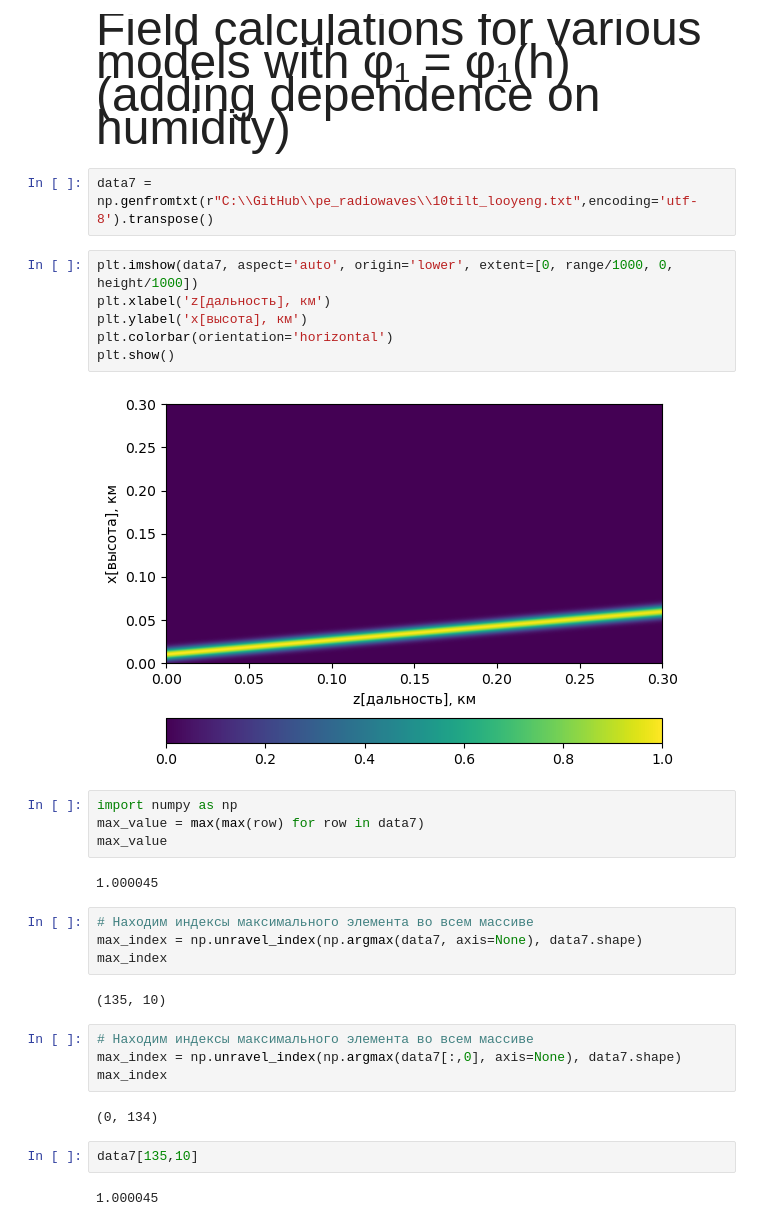
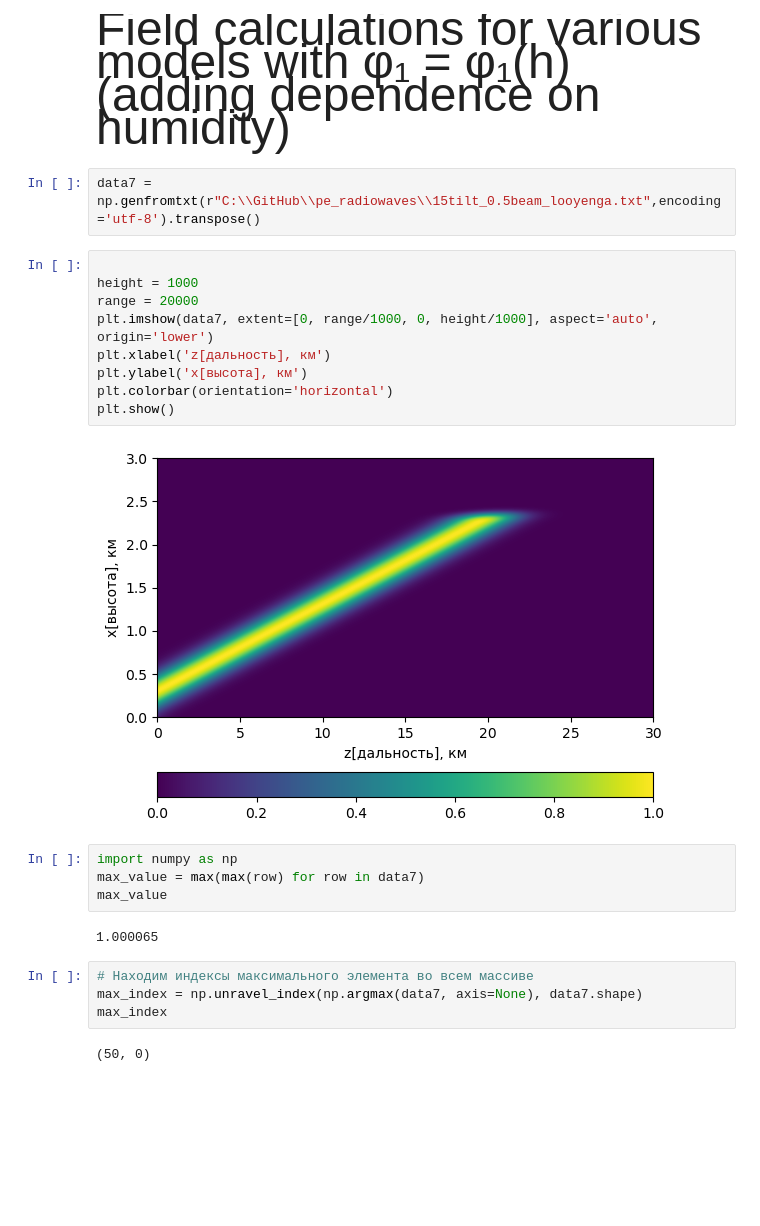
Before and after one commit to Margo-10/pe_radiowaves, a Jupyter notebook: pe_radiowaves.ipynb, the cells around one changed output. Drawn from its saved outputs; the diff is of its cells as text; blank space fills up the shorter version.

```diff
--- a/pe_radiowaves.ipynb
+++ b/pe_radiowaves.ipynb
@@ -489,37 +489,30 @@ plt.show()
 # %% [markdown]
 <span style="font-size: 48px;">Field calculations for various models with φ₁ = φ₁(h) (adding dependence on humidity)</span>
 # %%
-data7 = np.genfromtxt(r"C:\\GitHub\\pe_radiowaves\\10tilt_looyeng.txt",encoding='utf-8').transpose()
+data7 = np.genfromtxt(r"C:\\GitHub\\pe_radiowaves\\15tilt_0.5beam_looyenga.txt",encoding='utf-8').transpose()
 # %%
-plt.imshow(data7, aspect='auto', origin='lower', extent=[0, range/1000, 0, height/1000])
+
+height = 1000
+range = 20000
+plt.imshow(data7, extent=[0, range/1000, 0, height/1000], aspect='auto', origin='lower')
 plt.xlabel('z[дальность], км')
 plt.ylabel('x[высота], км')
 plt.colorbar(orientation='horizontal')
 plt.show()
 # %% [output]
-[figure, old version]
+[figure, new version]
 # %%
 import numpy as np
 max_value = max(max(row) for row in data7)
 max_value
 # %% [output]
-1.000045
+1.000065
 # %%
 # Находим индексы максимального элемента во всем массиве
 max_index = np.unravel_index(np.argmax(data7, axis=None), data7.shape)
 max_index
 # %% [output]
-(135, 10)
+(50, 0)
-# %%
-# Находим индексы максимального элемента во всем массиве
-max_index = np.unravel_index(np.argmax(data7[:,0], axis=None), data7.shape)
-max_index
-# %% [output]
-(0, 134)
-# %%
-data7[135,10]
-# %% [output]
-1.000045
 # %%
 max(data7[:,0])
 # %% [output]
```
Also changed, not shown: parts of 8 cells of this notebook, 2 other files.
